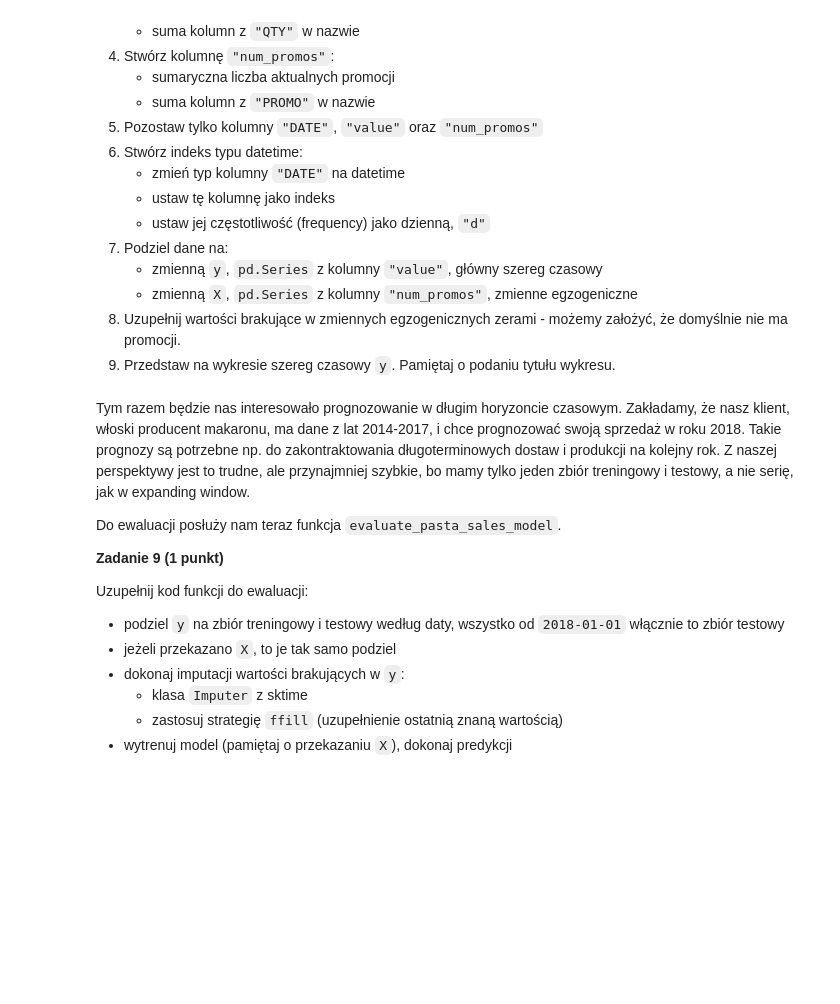
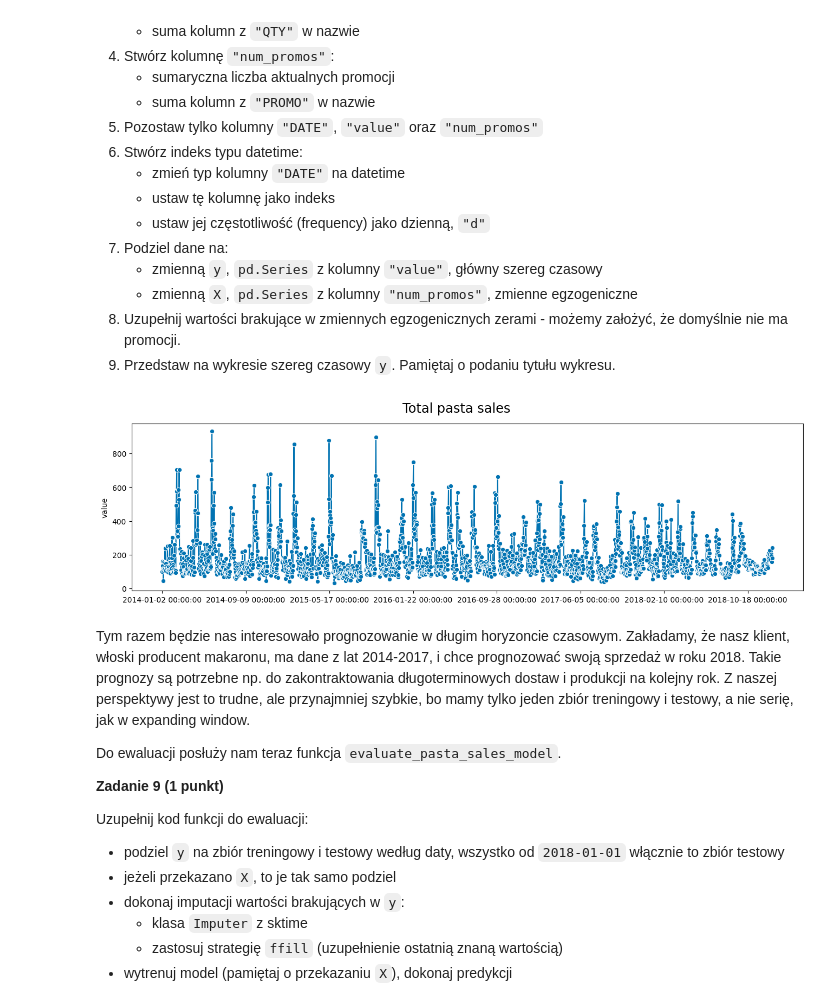
Before and after one commit to barhanc/machine-learning-fundamentals, a Jupyter notebook: lab7/notebook_empty.ipynb, the cells around one changed output. Cells and saved outputs as stored; diff of their text form; code cells hidden in the pictures; blank space fills up the shorter version.

```diff
--- a/lab7/notebook_empty.ipynb
+++ b/lab7/notebook_empty.ipynb
@@ -571,6 +571,30 @@ Dane tego typu mają typowo następujące cechy:
    - zmienną `X`, `pd.Series` z kolumny `"num_promos"`, zmienne egzogeniczne
 8. Uzupełnij wartości brakujące w zmiennych egzogenicznych zerami - możemy założyć, że domyślnie nie ma promocji.
 9. Przedstaw na wykresie szereg czasowy `y`. Pamiętaj o podaniu tytułu wykresu.
+# %%
+pd.options.mode.copy_on_write = True
+
+df_raw = pd.read_csv("italian_pasta.csv")
+
+df = df_raw.loc[:, df_raw.columns.str.contains("B1") | df_raw.columns.str.fullmatch("DATE")]
+
+df["value"] = df.loc[:, df.columns.str.contains("QTY")].sum(axis=1)
+
+df["num_promos"] = df.loc[:, df.columns.str.contains("PROMO")].sum(axis=1)
+
+df = df.loc[:, df.columns.str.startswith(("DATE", "value", "num_promos"))]
+
+df.loc[:, "DATE"] = pd.to_datetime(df.loc[:, "DATE"])
+
+df = df.set_index("DATE").asfreq("d")
+
+y, X = df.loc[:, "value"], df.loc[:, "num_promos"]
+
+X = X.fillna(value=0)
+
+plot_series(y, title="Total pasta sales");
+# %% [output]
+[figure, added]
 # %% [markdown]
 Tym razem będzie nas interesowało prognozowanie w długim horyzoncie czasowym. Zakładamy, że nasz klient, włoski producent makaronu, ma dane z lat 2014-2017, i chce prognozować swoją sprzedaż w roku 2018. Takie prognozy są potrzebne np. do zakontraktowania długoterminowych dostaw i produkcji na kolejny rok. Z naszej perspektywy jest to trudne, ale przynajmniej szybkie, bo mamy tylko jeden zbiór treningowy i testowy, a nie serię, jak w expanding window.
 
```
Also changed, not shown: parts of 8 cells of this notebook.
